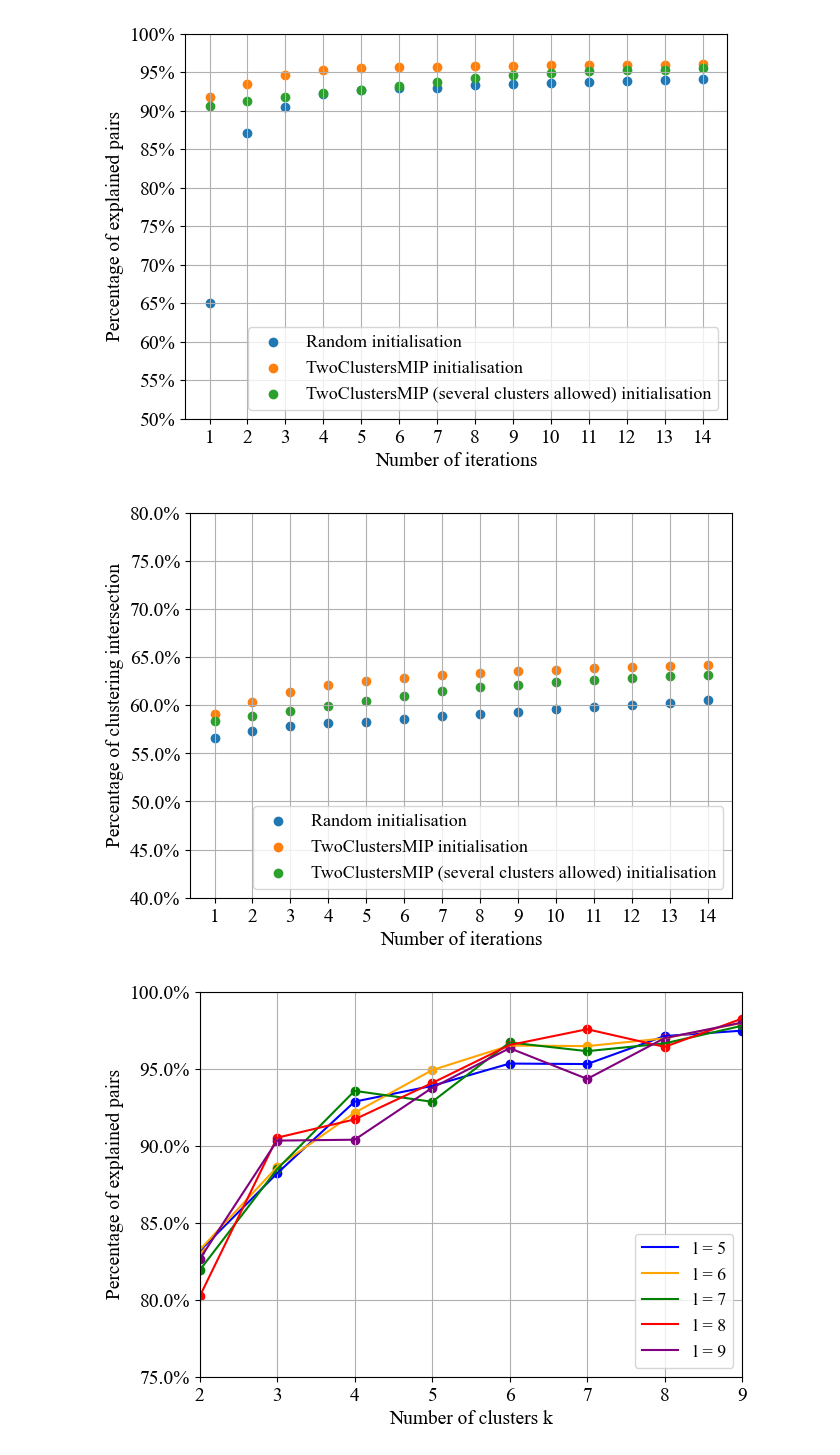
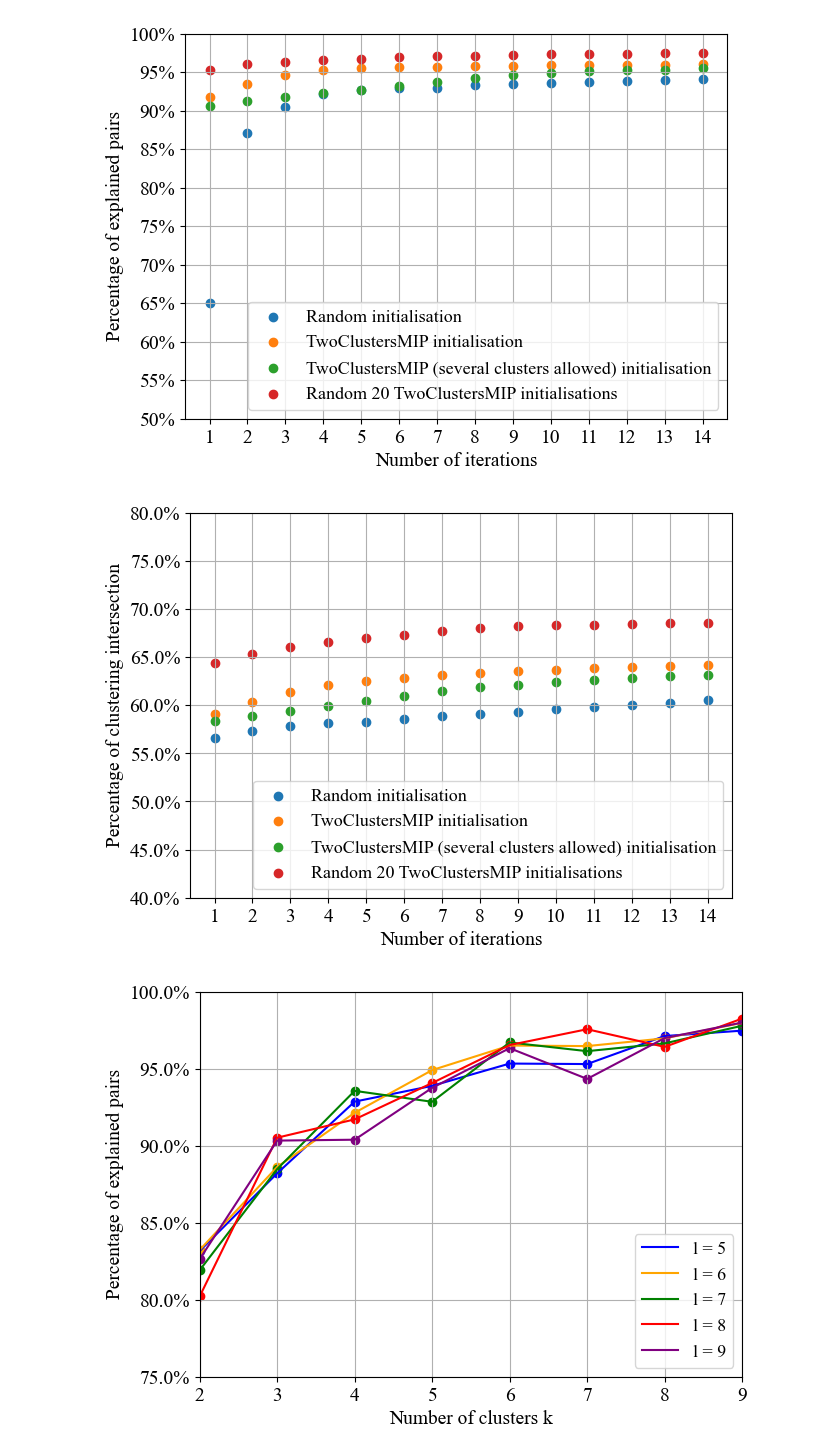
Before and after one commit to Agathe48/cs-sdp-2023-24, a Jupyter notebook: notebooks/results_graphs.ipynb, the cells around one changed output. Cells and saved outputs as stored; diff of their text form; code cells hidden in the pictures.

Commit message:
new curves

```diff
--- a/notebooks/results_graphs.ipynb
+++ b/notebooks/results_graphs.ipynb
@@ -11,4 +11,7 @@ list_temp_new_init = [[0.9174291285435728, 0.5908782233946476], [0.9348032598370
 list_temp_new_init_several_clusters = [[0.9065046747662617, 0.5836271472344234], [0.912104394780261, 0.5891387126101308], [0.9177541122943853, 0.5940250136314463], [0.9227538623068846, 0.5994042964285125], [0.9274536273186341, 0.6046678266571659], [0.9326533673316334, 0.6097296370150618], [0.9373281335933203, 0.6149354690711504], [0.9419029048547573, 0.6187817280969156], [0.9461276936153192, 0.6214538689330127], [0.9486275686215689, 0.6244430484908093], [0.9510274486275686, 0.6265792007767177], [0.9526273686315684, 0.6286510303869072], [0.9531773411329434, 0.6302354665522143], [0.9551772411379431, 0.6317884400772587], [0.955527223638818, 0.6333770159320838]] # en 30 min
 # init avec (la classe) twocluster sur 200 ex, k=3, l=5 en autorisant qu'un pt appartienne à plusieurs clusters
 
+list_20_random_init = [[0.9527523623818809, 0.6438956195236663], [0.9602769861506925, 0.6535987592760558], [0.9630768461576921, 0.660172263755003], [0.9656267186640668, 0.6652006391205652], [0.9671266436678166, 0.6699040113617678], [0.9694515274236288, 0.673331051829449], [0.9708514574271286, 0.677064975530504], [0.9716014199290035, 0.6801622744792112], [0.9728263586820659, 0.6819842040822136], [0.9731013449327534, 0.6828800293941955], [0.9736263186840658, 0.683503863855831], [0.9741012949352532, 0.6848229586720709], [0.9747512624368782, 0.6855894311856743], [0.9751012449377531, 0.6858121282331173], [0.9754012299385031, 0.6861988067317466], [0.9754012299385031, 0.686169516428556], [0.9754762261886906, 0.6859313142940138], [0.9755262236888156, 0.6858348515288418], [0.9757262136893156, 0.6859458307052648], [0.9756262186890655, 0.6858577523112545]] # en 40 min
+# init 20 random
+
 # Pour k et l qui variaient entre 2 et 9, et 5 et 9. (sur 5 iter)
@@ -21,36 +24,38 @@ fsize = [7, 5]
 plt.rc('font', family = 'serif', size = '14')
 plt.rc('legend', fontsize = 13)
 
 plt.rcParams["font.family"] = "Times New Roman"
 plt.rcParams['figure.figsize'] = fsize
 
 fig, ax = plt.subplots(1, 1)
 
 # list of iterations
 x = [i for i in range(1, 15)]
 y_random_init = [list_temp[i][0] for i in range(14)]
 y_classtwocluster_init = [list_temp_new_init[i][0] for i in range(14)]
 y_classtwocluster_init_several_cluster = [list_temp_new_init_several_clusters[i][0] for i in range(14)]
+y_20_random_init = [list_20_random_init[i][0] for i in range(14)]
 
 ax.scatter(x, y_random_init, label='Random initialisation')
 ax.scatter(x, y_classtwocluster_init, label='TwoClustersMIP initialisation')
 ax.scatter(x, y_classtwocluster_init_several_cluster, label='TwoClustersMIP (several clusters allowed) initialisation')
+ax.scatter(x, y_20_random_init, label='Random 20 TwoClustersMIP initialisations')
 
 ax.yaxis.set_major_formatter(mtick.PercentFormatter(1)) # put y axis in percentage, 1 is for 100%
 ax.xaxis.set_major_locator(mtick.MultipleLocator(1.00))
 ax.yaxis.set_major_locator(mtick.MultipleLocator(0.05))
 
 ax.set_ylim(0.5, 1)
 
 ax.legend(loc = 'lower right')
 ax.set_xlabel('Number of iterations')
 ax.set_ylabel('Percentage of explained pairs')
 ax.grid()
 
-fig.savefig('../images/' + 'Metric_1_comparison' + '.pdf', format='pdf', bbox_inches="tight")
-fig.savefig('../images/'  + 'Metric_1_comparison' + '.png', dpi=300, format='png', bbox_inches="tight")
+fig.savefig('../images/' + 'Metric_1_comparison_v2' + '.pdf', format='pdf', bbox_inches="tight")
+fig.savefig('../images/'  + 'Metric_1_comparison_v2' + '.png', dpi=300, format='png', bbox_inches="tight")
 # %% [output]
-[figure, old version]
+[figure, new version]
 # %%
 fsize = [7, 5]
 plt.rc('font', family = 'serif', size = '14')
@@ -66,10 +71,12 @@ x = [i for i in range(1, 15)]
 y_random_init = [list_temp[i][1] for i in range(14)]
 y_classtwocluster_init = [list_temp_new_init[i][1] for i in range(14)]
 y_classtwocluster_init_several_cluster = [list_temp_new_init_several_clusters[i][1] for i in range(14)]
+y_20_random_init = [list_20_random_init[i][1] for i in range(14)]
 
 ax.scatter(x, y_random_init, label='Random initialisation')
 ax.scatter(x, y_classtwocluster_init, label='TwoClustersMIP initialisation')
 ax.scatter(x, y_classtwocluster_init_several_cluster, label='TwoClustersMIP (several clusters allowed) initialisation')
+ax.scatter(x, y_20_random_init, label='Random 20 TwoClustersMIP initialisations')
 
 ax.yaxis.set_major_formatter(mtick.PercentFormatter(1)) # put y axis in percentage, 1 is for 100%
 ax.xaxis.set_major_locator(mtick.MultipleLocator(1.00))
@@ -82,10 +89,10 @@ ax.set_xlabel('Number of iterations')
 ax.set_ylabel('Percentage of clustering intersection')
 ax.grid()
 
-fig.savefig('../images/' + 'Metric_2_comparison' + '.pdf', format='pdf', bbox_inches="tight")
-fig.savefig('../images/'  + 'Metric_2_comparison' + '.png', dpi=300, format='png', bbox_inches="tight")
+fig.savefig('../images/' + 'Metric_2_comparison_v2' + '.pdf', format='pdf', bbox_inches="tight")
+fig.savefig('../images/'  + 'Metric_2_comparison_v2' + '.png', dpi=300, format='png', bbox_inches="tight")
 # %% [output]
-[figure, old version]
+[figure, new version]
 # %%
 fsize = [7, 5]
 plt.rc('font', family = 'serif', size = '14')
```
Also changed, not shown: parts of 2 cells of this notebook, 4 other files.
